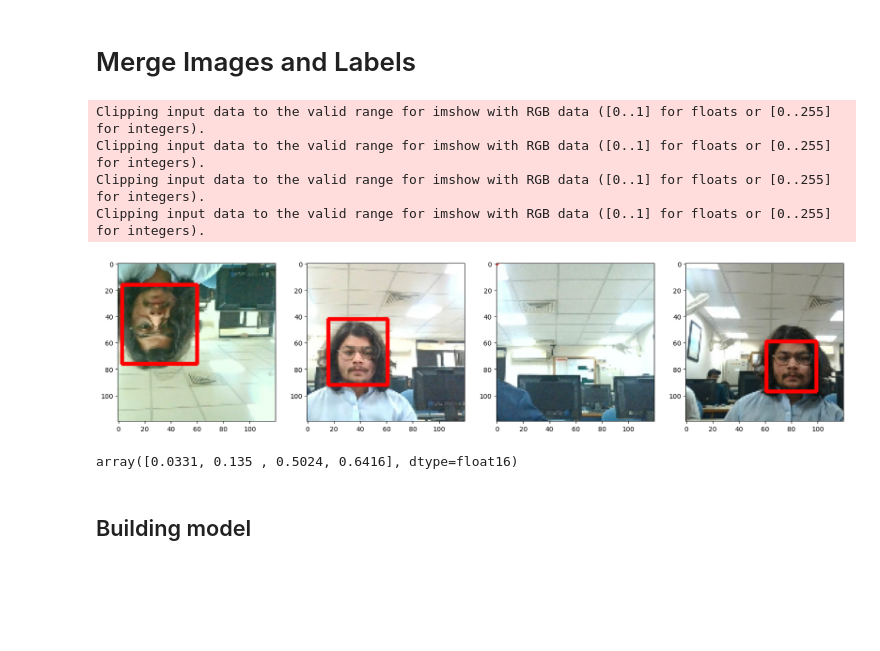
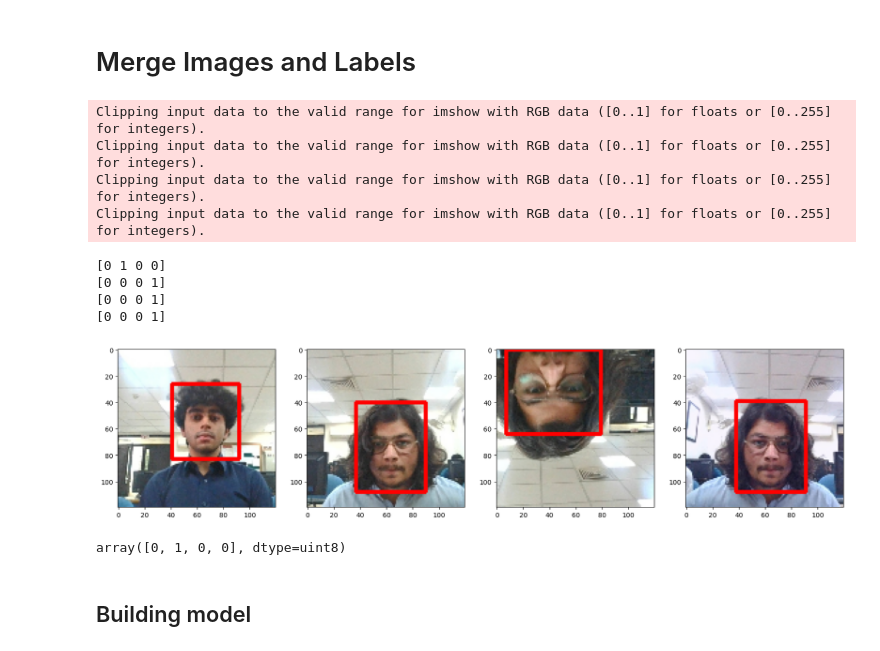
Before and after one commit to SulemanHamdani/IS-project, a Jupyter notebook: model.ipynb, the cells around one changed output. Cells and saved outputs as stored; diff of their text form; code cells hidden in the pictures; blank space fills up the shorter version.

```diff
--- a/model.ipynb
+++ b/model.ipynb
@@ -60,7 +60,7 @@ for partition in ['train','test','val']:
         try:
             for x in range(60):
                 augmented = augmentor(image=img, bboxes=[coords], class_labels=[class_label])
-                cv2.imwrite(os.path.join('aug_data', partition, 'images', f'{image.split(".")[0]}.{x}.jpg'), augmented['image']) # save image
+                cv2.imwrite(os.path.join('new_aug_data', partition, 'images', f'{image.split(".")[0]}.{x}.jpg'), augmented['image']) # save image
 
                 annotation = {}
                 annotation['image'] = image
@@ -68,22 +68,22 @@ for partition in ['train','test','val']:
                 if os.path.exists(label_path):
                     if len(augmented['bboxes']) == 0:
                         annotation['bbox'] = [0,0,0,0]
-                        annotation['class'] = 0
+                        annotation['class'] = [1, 0, 0, 0]
                     else:
                         annotation['bbox'] = augmented['bboxes'][0]
                         if augmented['class_labels'][0] == 'suleman':
-                            annotation['class'] = 1
+                            annotation['class'] = [0, 1, 0, 0]
                         elif augmented['class_labels'][0] == 'areesha':
-                            annotation['class'] = 2
+                            annotation['class'] = [0, 0, 1, 0]
                         elif augmented['class_labels'][0] == 'subhan':
-                            annotation['class'] = 3
+                            annotation['class'] = [0, 0, 0, 1]
 
                 else:
                     annotation['bbox'] = [0,0,0,0]
-                    annotation['class'] = 0
+                    annotation['class'] = [1, 0, 0, 0]
 
 
-                with open(os.path.join('aug_data', partition, 'labels', f'{image.split(".")[0]}.{x}.json'), 'w') as f:
+                with open(os.path.join('new_aug_data', partition, 'labels', f'{image.split(".")[0]}.{x}.json'), 'w') as f:
                     json.dump(annotation, f)
 
         except Exception as e:
@@ -102,7 +102,7 @@ x_max is less than or equal to x_min for bbox [0.31717956852791873, 0.7643824027
 # %% [markdown]
 # Load Images
 # %%
-train_images = tf.data.Dataset.list_files('aug_data\\train\\images\\*.jpg', shuffle=False)
+train_images = tf.data.Dataset.list_files('new_aug_data\\train\\images\\*.jpg', shuffle=False)
 train_images = train_images.map(load_image)
 train_images = train_images.map(lambda x: tf.image.resize(x, (120,120)))
 train_images = train_images.map(lambda x: x/255)
@@ -123,6 +119,8 @@ val_images = val_images.map(lambda x: x/255)
 # %% [markdown]
 # Load Labels
 # %%
-train_labels = tf.data.Dataset.list_files('aug_data\\train\\labels\\*.json', shuffle=False)
+train_labels = tf.data.Dataset.list_files('new_aug_data\\train\\labels\\*.json', shuffle=False)
 train_labels = train_labels.map(lambda x: tf.py_function(load_labels, [x], [tf.uint8, tf.float16]))
+# make it 1d
+train_labels = train_labels.map(lambda x,y: (x[0], y))
 # %%
@@ -157,26 +183,39 @@ res = train.as_numpy_iterator().next()
 # %%
 fig, ax = plt.subplots(ncols=4, figsize=(20,20))
 for idx in range(4):
     sample_image = res[0][idx]
     sample_coords = res[1][1][idx]
+    sample_class = res[1][0][idx]
+    print(sample_class)
+
+
 
     cv2.rectangle(sample_image,
                   tuple(np.multiply(sample_coords[:2], [120,120]).astype(int)),
                   tuple(np.multiply(sample_coords[2:], [120,120]).astype(int)),
                         (255,0,0), 2)
+    # print class label
+
 
     ax[idx].imshow(sample_image)
 # %% [output]
 Clipping input data to the valid range for imshow with RGB data ([0..1] for floats or [0..255] for integers).
 Clipping input data to the valid range for imshow with RGB data ([0..1] for floats or [0..255] for integers).
 Clipping input data to the valid range for imshow with RGB data ([0..1] for floats or [0..255] for integers).
 Clipping input data to the valid range for imshow with RGB data ([0..1] for floats or [0..255] for integers).
+[0 1 0 0]
+[0 0 0 1]
+[0 0 0 1]
+[0 0 0 1]
-[figure, old version]
+[figure, new version]
 # %%
 # show coords of first image
 res[1][1][0]
+
+# show class of first image
+res[1][0][0]
 # %% [output]
-array([0.0331, 0.135 , 0.5024, 0.6416], dtype=float16)
+array([0, 1, 0, 0], dtype=uint8)
 # %% [markdown]
 ## Building model
 # %%
```
Also changed, not shown: parts of 15 cells of this notebook.
